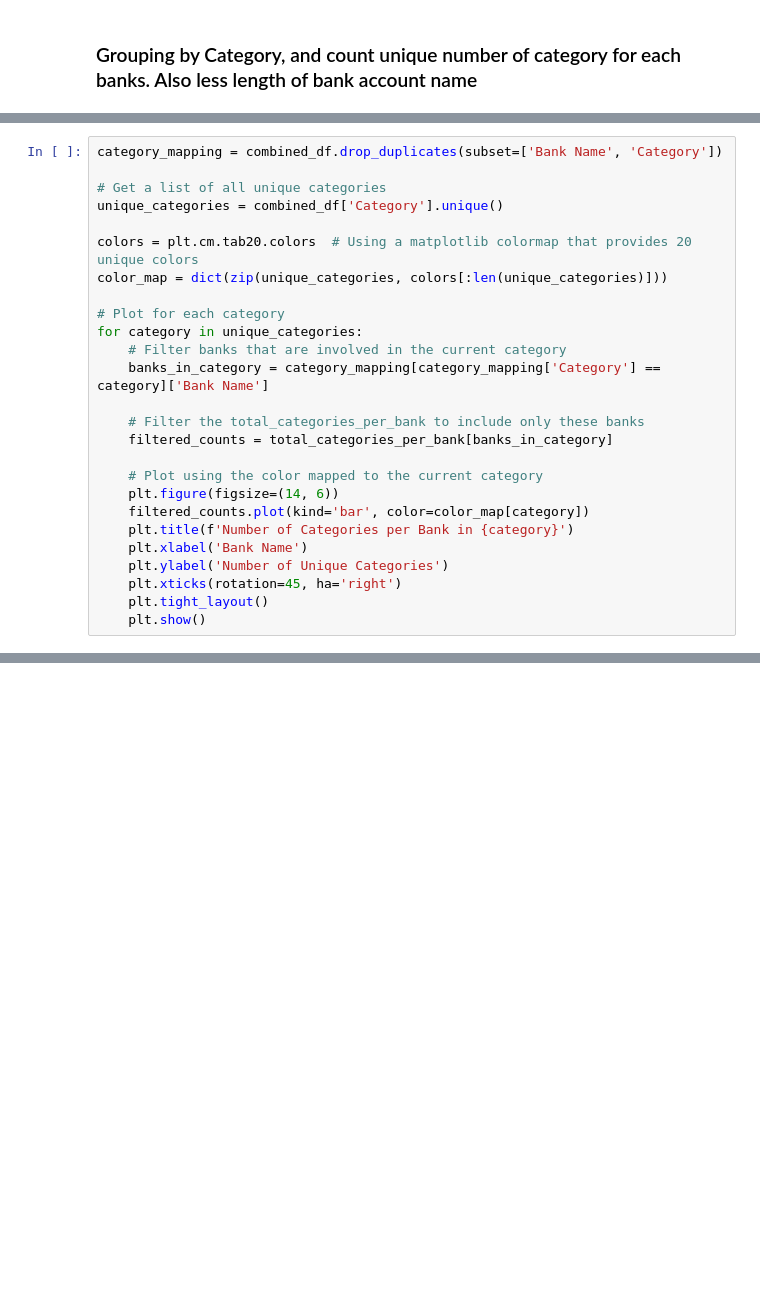
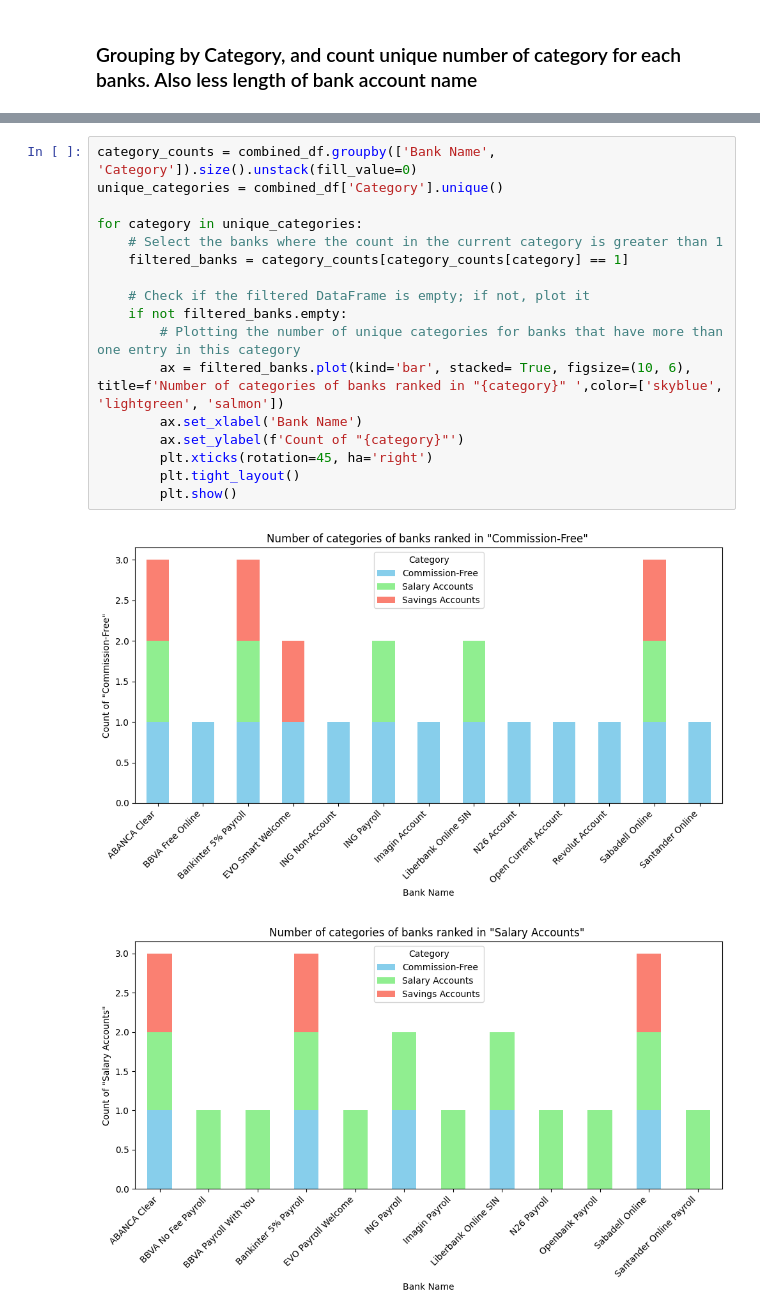
Before and after one commit to agbennett-bse/deloitte_digital_banking, a Jupyter notebook: deloitte_digital_banking/rank-position.ipynb, the cells around one changed output, grey strips where cells are left out. Saved outputs shown, nothing was run; the diff lists cells and outputs as text; blank space fills up the shorter version.

Commit message:
Fixed Category rank

```diff
--- a/deloitte_digital_banking/rank-position.ipynb
+++ b/deloitte_digital_banking/rank-position.ipynb
@@ -155,26 +246,0 @@ for category in unique_categories:
-# %%
-category_mapping = combined_df.drop_duplicates(subset=['Bank Name', 'Category'])
-
-# Get a list of all unique categories
-unique_categories = combined_df['Category'].unique()
-
-colors = plt.cm.tab20.colors  # Using a matplotlib colormap that provides 20 unique colors
-color_map = dict(zip(unique_categories, colors[:len(unique_categories)]))
-
-# Plot for each category
-for category in unique_categories:
-    # Filter banks that are involved in the current category
-    banks_in_category = category_mapping[category_mapping['Category'] == category]['Bank Name']
-
-    # Filter the total_categories_per_bank to include only these banks
-    filtered_counts = total_categories_per_bank[banks_in_category]
-
-    # Plot using the color mapped to the current category
-    plt.figure(figsize=(14, 6))
-    filtered_counts.plot(kind='bar', color=color_map[category])
-    plt.title(f'Number of Categories per Bank in {category}')
-    plt.xlabel('Bank Name')
-    plt.ylabel('Number of Unique Categories')
-    plt.xticks(rotation=45, ha='right')
-    plt.tight_layout()
-    plt.show()
@@ -200,0 +261,20 @@ plt.show()
+# %%
+category_counts = combined_df.groupby(['Bank Name', 'Category']).size().unstack(fill_value=0)
+unique_categories = combined_df['Category'].unique()
+
+for category in unique_categories:
+    # Select the banks where the count in the current category is greater than 1
+    filtered_banks = category_counts[category_counts[category] == 1]
+
+    # Check if the filtered DataFrame is empty; if not, plot it
+    if not filtered_banks.empty:
+        # Plotting the number of unique categories for banks that have more than one entry in this category
+        ax = filtered_banks.plot(kind='bar', stacked= True, figsize=(10, 6), title=f'Number of categories of banks ranked in "{category}" ',color=['skyblue', 'lightgreen', 'salmon'])
+        ax.set_xlabel('Bank Name')
+        ax.set_ylabel(f'Count of "{category}"')
+        plt.xticks(rotation=45, ha='right')
+        plt.tight_layout()
+        plt.show()
+# %% [output]
+[figure, added]
+[figure, added]
```
Also changed, not shown: parts of 10 cells of this notebook.
